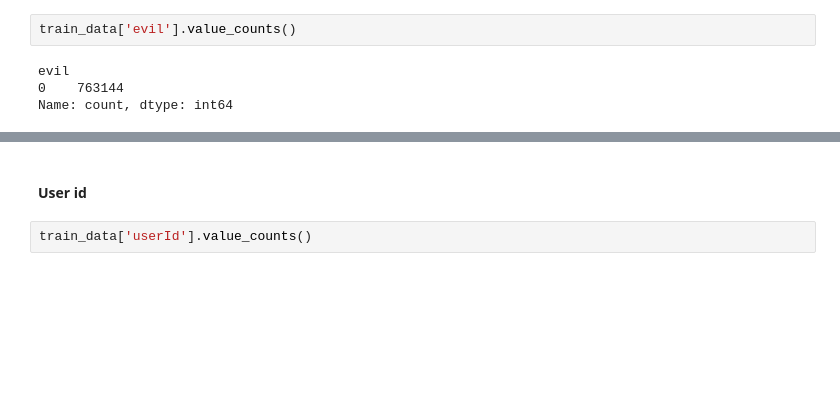
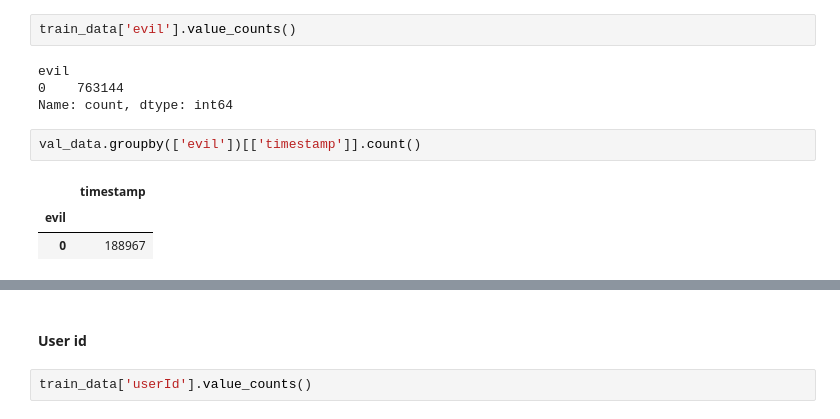
Before and after one commit to moryba/Beth-project, a Jupyter notebook: Data analysis/data analysis.ipynb, the cells around one changed output, grey strips where cells are left out. Saved outputs shown, nothing was run; the diff lists cells and outputs as text; blank space fills up the shorter version.

```diff
--- a/Data analysis/data analysis.ipynb
+++ b/Data analysis/data analysis.ipynb
@@ -597,3 +597,9 @@ train_data['evil'].value_counts()
 evil
 0    763144
 Name: count, dtype: int64
+# %%
+val_data.groupby(['evil'])[['timestamp']].count()
+# %% [output]
+|  | timestamp |
+| evil |  |
+| 0 | 188967 |
```
Also changed, not shown: parts of 1 cell of this notebook, 2 other files.
